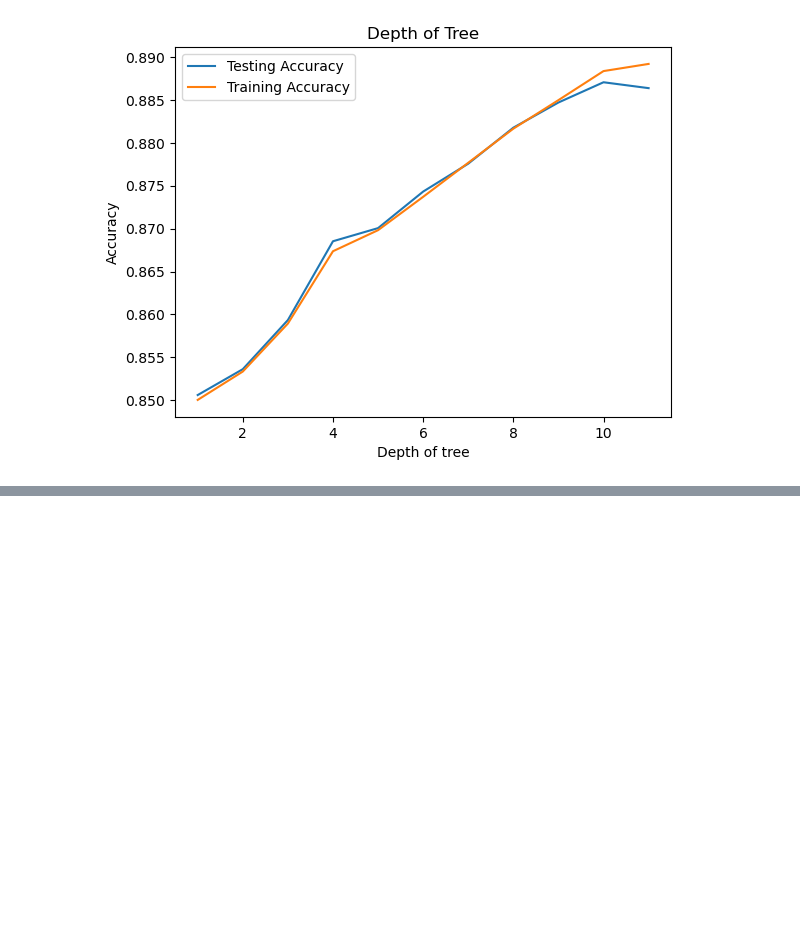
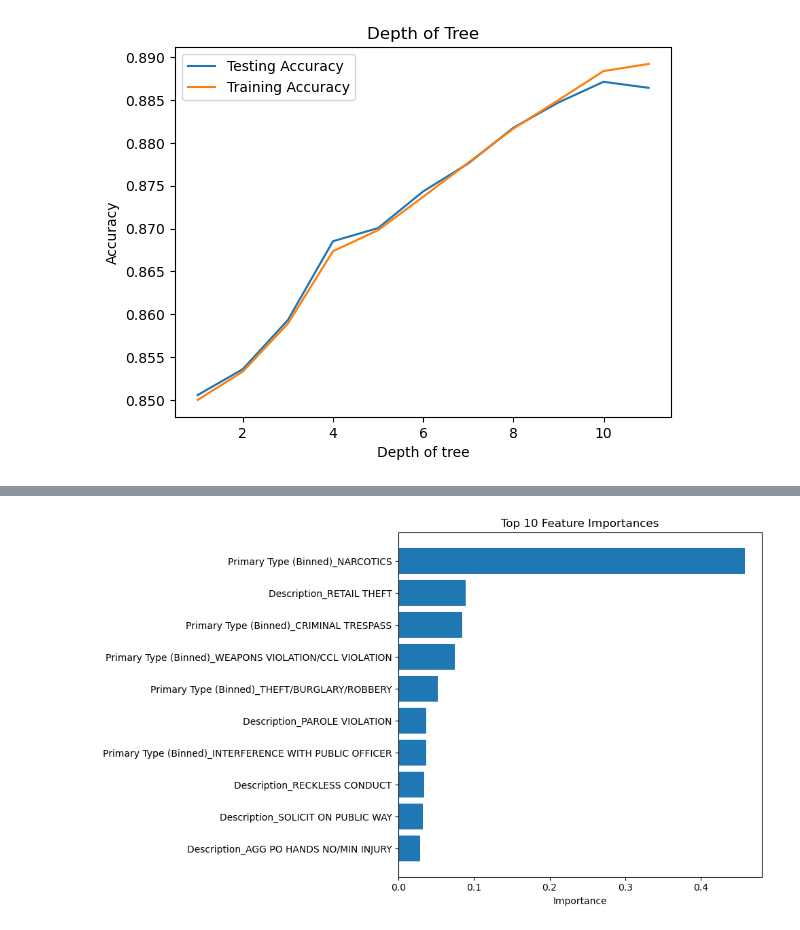
Before and after one commit to tkoche3/ISDS7075, a Jupyter notebook: group_project_explanation.ipynb, the cells around one changed output, grey strips where cells are left out. Saved outputs shown, nothing was run; the diff lists cells and outputs as text; code cells hidden in the pictures; blank space fills up the shorter version.

```diff
--- a/group_project_explanation.ipynb
+++ b/group_project_explanation.ipynb
@@ -1041,0 +1084,13 @@ Primary Type (Binned)_NARCOTICS: 0.4582
+# %%
+top_features = [(feature_names[i], importances[i]) for i in indices]
+top_features = sorted(top_features, key=lambda x: x[1])
+
+labels, values = zip(*top_features)
+plt.figure(figsize=(10, 6))
+plt.barh(labels, values)
+plt.title('Top 10 Feature Importances')
+plt.xlabel('Importance')
+plt.tight_layout()
+plt.show()
+# %% [output]
+[figure, added]
```
Also changed, not shown: parts of 10 cells of this notebook.
